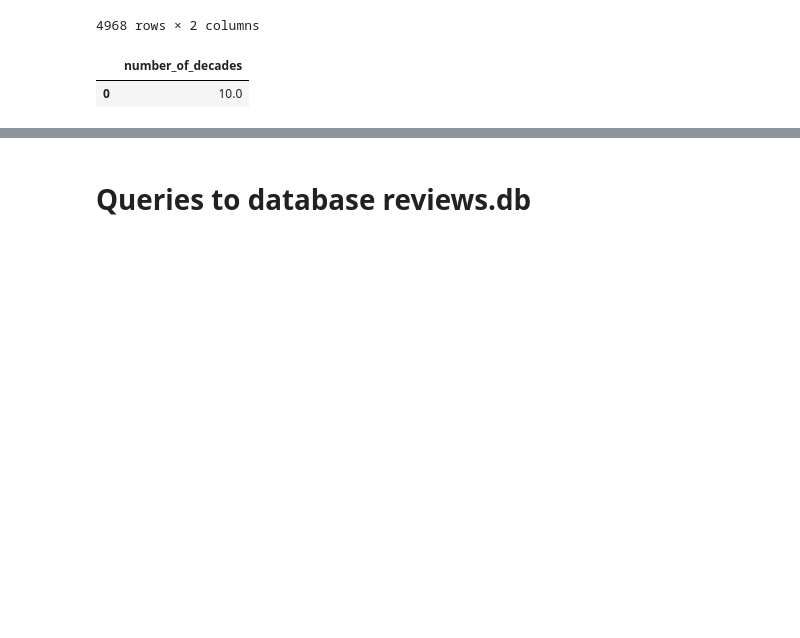
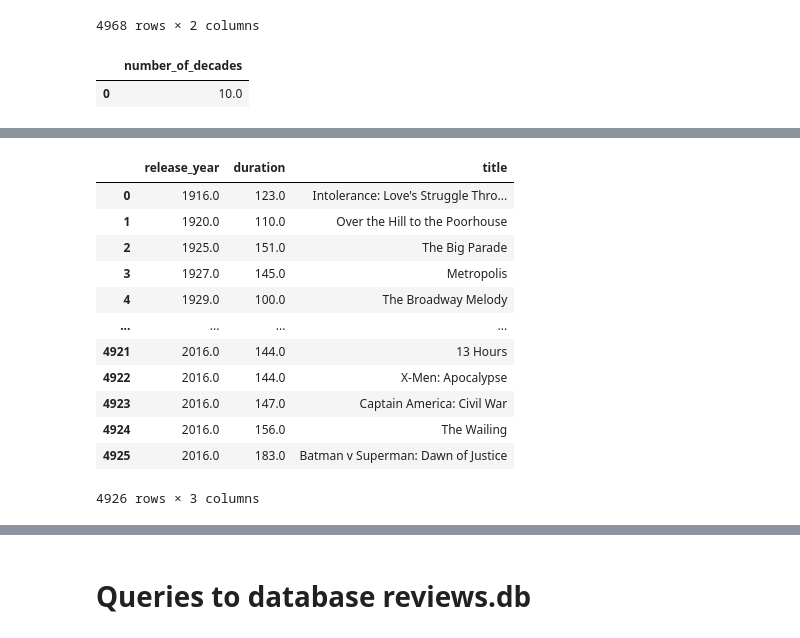
Before and after one commit to Cooleekova/data_engineering, a Jupyter notebook: SQL/SQL_basics.ipynb, the cells around one changed output, grey strips where cells are left out. Cells and saved outputs as stored; diff of their text form; code cells hidden in the pictures; blank space fills up the shorter version.

Commit message:
add examples with ORDER BY

```diff
--- a/SQL/SQL_basics.ipynb
+++ b/SQL/SQL_basics.ipynb
@@ -476,0 +519,21 @@ pd.read_sql("""SELECT ROUND((MAX(release_year) - MIN(release_year)) / 10.0, 1) A
+# %%
+# Select the release year, duration, and title sorted by release year and duration
+pd.read_sql("""SELECT release_year, duration, title
+               FROM films
+               WHERE release_year IS NOT NULL
+               ORDER BY release_year, duration;""",
+            con)
+# %% [output]
+|  | release_year | duration | title |
+| 0 | 1916.0 | 123.0 | Intolerance: Love's Struggle Thro... |
+| 1 | 1920.0 | 110.0 | Over the Hill to the Poorhouse |
+| 2 | 1925.0 | 151.0 | The Big Parade |
+| 3 | 1927.0 | 145.0 | Metropolis |
+| 4 | 1929.0 | 100.0 | The Broadway Melody |
+| ... | ... | ... | ... |
+| 4921 | 2016.0 | 144.0 | 13 Hours |
+| 4922 | 2016.0 | 144.0 | X-Men: Apocalypse |
+| 4923 | 2016.0 | 147.0 | Captain America: Civil War |
+| 4924 | 2016.0 | 156.0 | The Wailing |
+| 4925 | 2016.0 | 183.0 | Batman v Superman: Dawn of Justice |
+4926 rows × 3 columns
```
Also changed, not shown: parts of 3 cells of this notebook.
